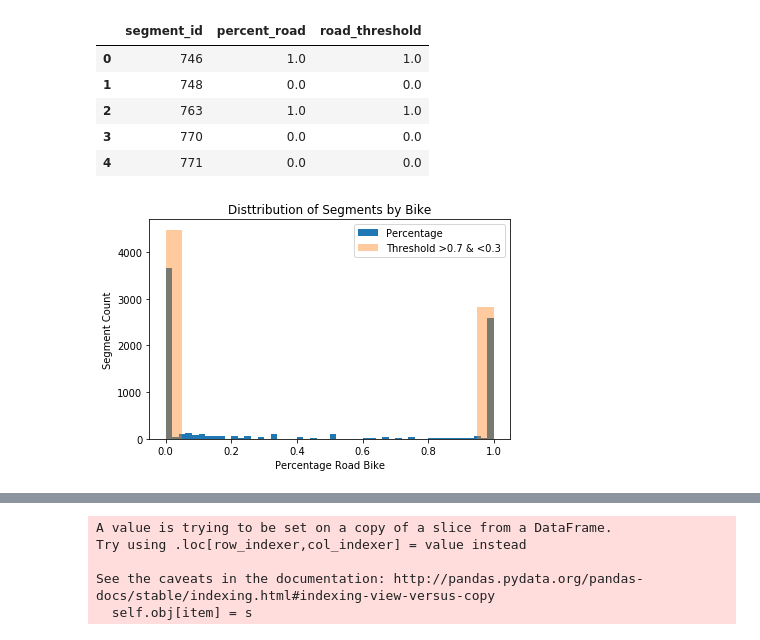
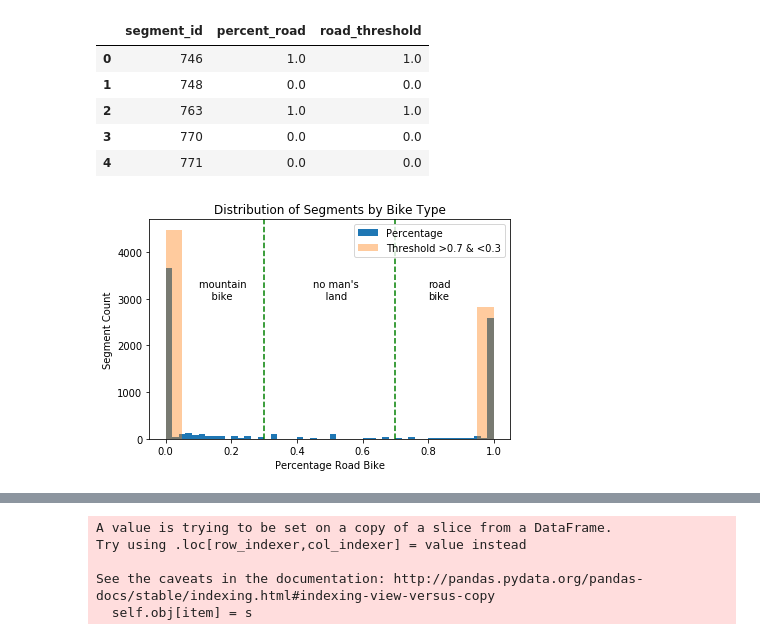
Before and after one commit to scottfeldmanpeabody/strava, a Jupyter notebook: notebooks/modeling_mountain_vs_road.ipynb, the cells around one changed output, grey strips where cells are left out. Saved outputs shown, nothing was run; the diff lists cells and outputs as text; code cells hidden in the pictures.

```diff
--- a/notebooks/modeling_mountain_vs_road.ipynb
+++ b/notebooks/modeling_mountain_vs_road.ipynb
@@ -93,16 +97,21 @@ See the caveats in the documentation: http://pandas.pydata.org/pandas-docs/stabl
 # %%
 fig, ax = plt.subplots()
 
 ax.hist(bike_segment.percent_road, bins = 50, label = 'Percentage')
 ax.hist(bike_segment.road_threshold.dropna(), bins = 20, alpha = .4, label = 'Threshold >0.7 & <0.3')
-ax.set_title('Disttribution of Segments by Bike')
+ax.set_title('Distribution of Segments by Bike Type')
 ax.set_ylabel('Segment Count')
 ax.set_xlabel('Percentage Road Bike')
+ax.axvline(.3, c = 'g', linestyle = '--')
+ax.axvline(.7, c = 'g', linestyle = '--')
+ax.annotate('mountain \n    bike', xy = (.1, 3000))
+ax.annotate('no man\'s \n    land', xy = (.45, 3000))
+ax.annotate('road\nbike', xy = (.8, 3000))
 ax.legend()
 
 plt.tight_layout();
 # %% [output]
-[figure, old version]
+[figure, new version]
 # %%
 segments_df.head()
 # %% [output]
```
Also changed, not shown: parts of 7 cells of this notebook, 8 other files.
